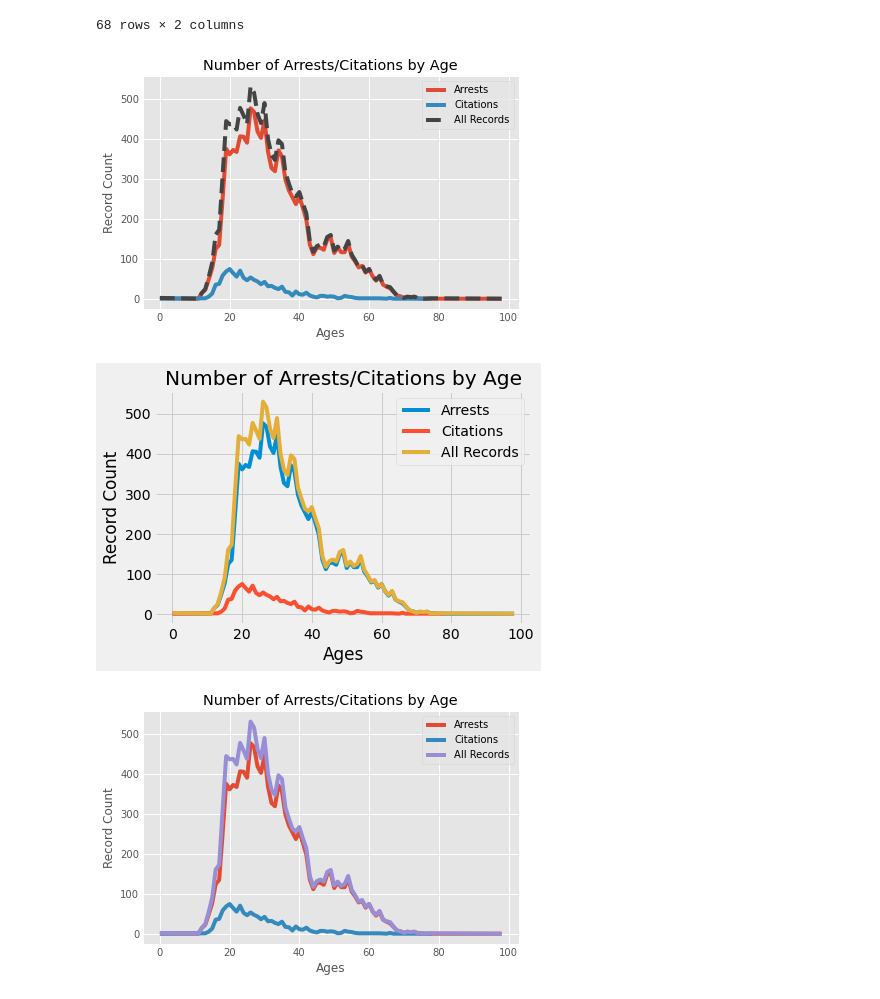
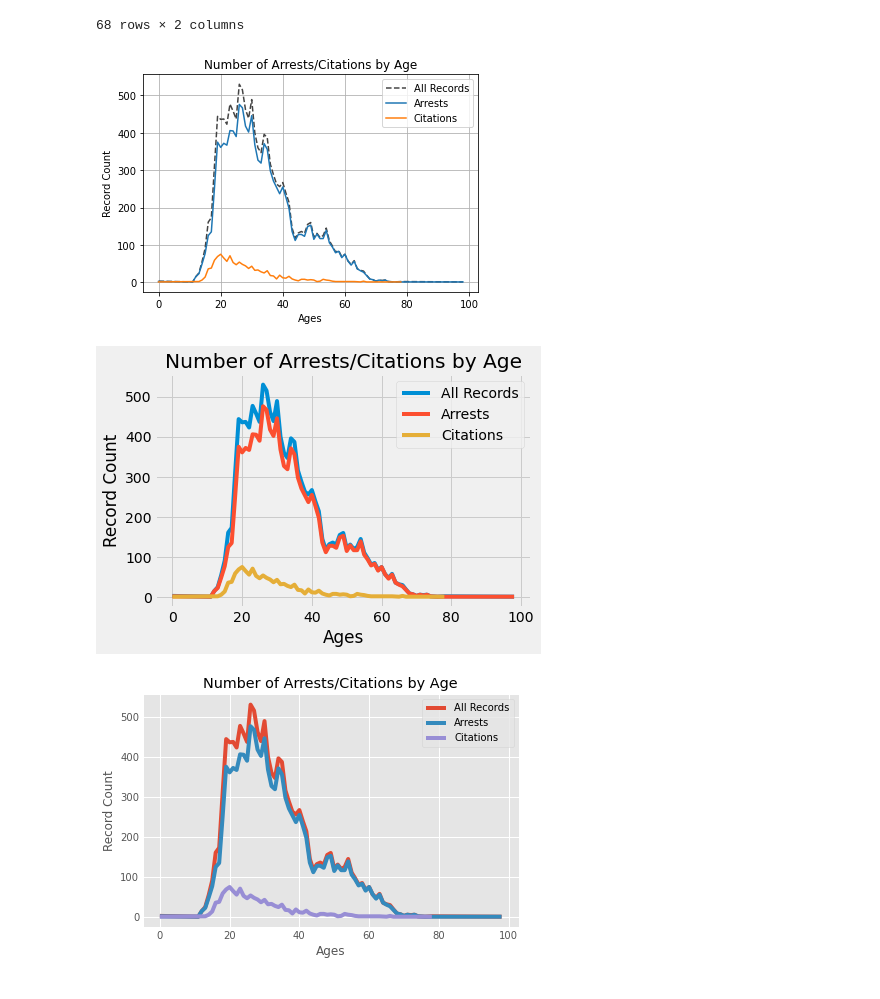
Before and after one commit to dslibr/PittArtOfDataViz, a Jupyter notebook: tutorials/plot_matplotlib_part_1.ipynb, the cells around one changed output. Drawn from its saved outputs; the diff is of its cells as text; code cells hidden in the pictures.

```diff
--- a/tutorials/plot_matplotlib_part_1.ipynb
+++ b/tutorials/plot_matplotlib_part_1.ipynb
@@ -127,29 +127,33 @@ df_citations_by_age = df.loc[df['record_type'] == 'Citation'].\
     reset_index().\
     copy()
 # %%
+ages_x = df_by_age['AGE']
+records_y = df_by_age['rec_cnt']
+plt.plot(ages_x, records_y, color='#444444', linestyle='--', label='All Records')
 
 ages_arrests_x = df_arrests_by_age['AGE']
 records_arrests_y = df_arrests_by_age['rec_cnt']
 plt.plot(ages_arrests_x, records_arrests_y, label='Arrests')
 
 ages_citations_x = df_citations_by_age['AGE']
 records_citations_y = df_citations_by_age['rec_cnt']
 plt.plot(ages_citations_x, records_citations_y, label='Citations')
 
-ages_x = df_by_age['AGE']
-records_y = df_by_age['rec_cnt']
-plt.plot(ages_x, records_y, color='#444444', linestyle='--', label='All Records')
-
 plt.xlabel("Ages")
 plt.ylabel("Record Count")
 plt.title("Number of Arrests/Citations by Age")
 
 plt.legend()
+plt.grid()
 plt.show()
 # %% [output]
-[figure, old version]
+[figure, new version]
 # %%
 plt.style.use('fivethirtyeight')
+
+ages_x = df_by_age['AGE']
+records_y = df_by_age['rec_cnt']
+plt.plot(ages_x, records_y, label='All Records')
 
 ages_arrests_x = df_arrests_by_age['AGE']
 records_arrests_y = df_arrests_by_age['rec_cnt']
@@ -159,10 +163,6 @@ ages_citations_x = df_citations_by_age['AGE']
 records_citations_y = df_citations_by_age['rec_cnt']
 plt.plot(ages_citations_x, records_citations_y, label='Citations')
 
-ages_x = df_by_age['AGE']
-records_y = df_by_age['rec_cnt']
-plt.plot(ages_x, records_y, label='All Records')
-
 plt.xlabel("Ages")
 plt.ylabel("Record Count")
 plt.title("Number of Arrests/Citations by Age")
@@ -170,9 +170,13 @@ plt.title("Number of Arrests/Citations by Age")
 plt.legend()
 plt.show()
 # %% [output]
-[figure, old version]
+[figure, new version]
 # %%
 plt.style.use('ggplot')
+
+ages_x = df_by_age['AGE']
+records_y = df_by_age['rec_cnt']
+plt.plot(ages_x, records_y, label='All Records')
 
 ages_arrests_x = df_arrests_by_age['AGE']
 records_arrests_y = df_arrests_by_age['rec_cnt']
@@ -182,10 +186,6 @@ ages_citations_x = df_citations_by_age['AGE']
 records_citations_y = df_citations_by_age['rec_cnt']
 plt.plot(ages_citations_x, records_citations_y, label='Citations')
 
-ages_x = df_by_age['AGE']
-records_y = df_by_age['rec_cnt']
-plt.plot(ages_x, records_y, label='All Records')
-
 plt.xlabel("Ages")
 plt.ylabel("Record Count")
 plt.title("Number of Arrests/Citations by Age")
@@ -193,6 +193,6 @@ plt.title("Number of Arrests/Citations by Age")
 plt.legend()
 plt.show()
 # %% [output]
-[figure, old version]
+[figure, new version]
 # %%
 plt.xkcd()
```
Also changed, not shown: parts of 3 cells of this notebook, 1 other file.
